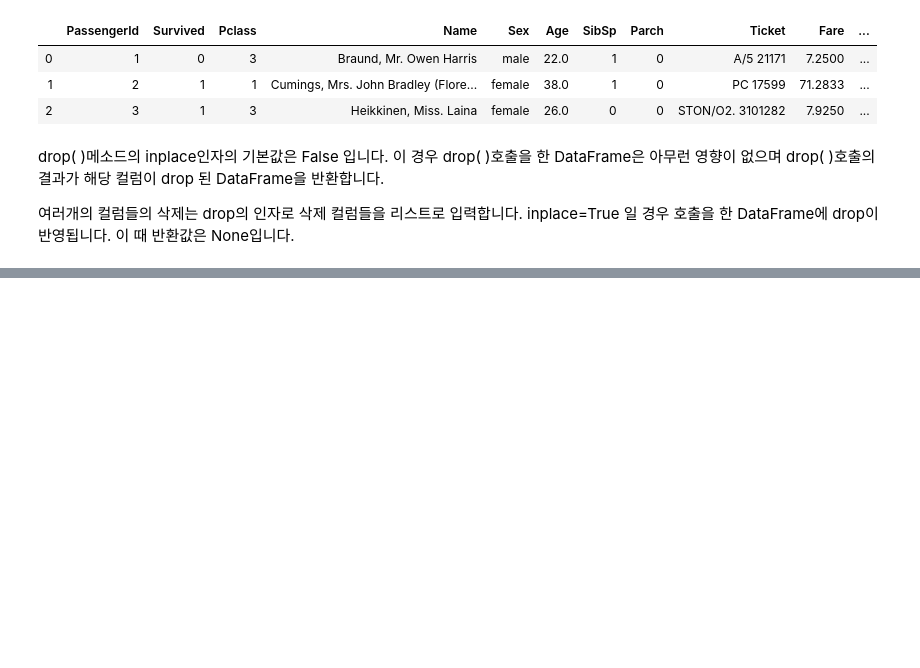
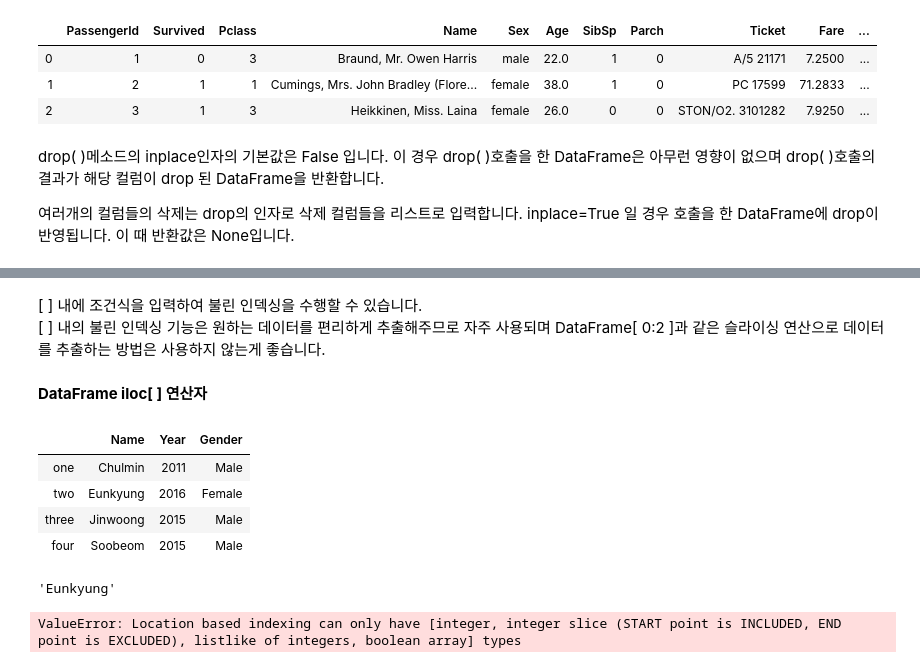
Before and after one commit to jeonprize/Machine_Learning, a Jupyter notebook: 머신러닝 이해.ipynb, the cells around one changed output, grey strips where cells are left out. Drawn from its saved outputs; the diff is of its cells as text; code cells hidden in the pictures; blank space fills up the shorter version.

```diff
--- a/머신러닝 이해.ipynb
+++ b/머신러닝 이해.ipynb
@@ -550,0 +690,26 @@ drop( )메소드의 inplace인자의 기본값은 False 입니다. 이 경우 dr
+# %% [markdown]
+[ ] 내에 조건식을 입력하여 불린 인덱싱을 수행할 수 있습니다.
+[ ] 내의 불린 인덱싱 기능은 원하는 데이터를 편리하게 추출해주므로 자주 사용되며 DataFrame[ 0:2 ]과 같은 슬라이싱 연산으로 데이터를 추출하는 방법은 사용하지 않는게 좋습니다.
+# %% [markdown]
+**DataFrame iloc[ ] 연산자**
+# %%
+data = {'Name': ['Chulmin', 'Eunkyung','Jinwoong','Soobeom'],
+        'Year': [2011, 2016, 2015, 2015],
+        'Gender': ['Male', 'Female', 'Male', 'Male']
+       }
+data_df = pd.DataFrame(data, index=['one','two','three','four'])
+data_df
+# %% [output]
+|  | Name | Year | Gender |
+| one | Chulmin | 2011 | Male |
+| two | Eunkyung | 2016 | Female |
+| three | Jinwoong | 2015 | Male |
+| four | Soobeom | 2015 | Male |
+# %%
+data_df.iloc[1,0]
+# %% [output]
+'Eunkyung'
+# %%
+data_df.iloc[0,"Name"]
+# %% [output]
+ValueError: Location based indexing can only have [integer, integer slice (START point is INCLUDED, END point is EXCLUDED), listlike of integers, boolean array] types
```
Also changed, not shown: parts of 27 cells of this notebook.
